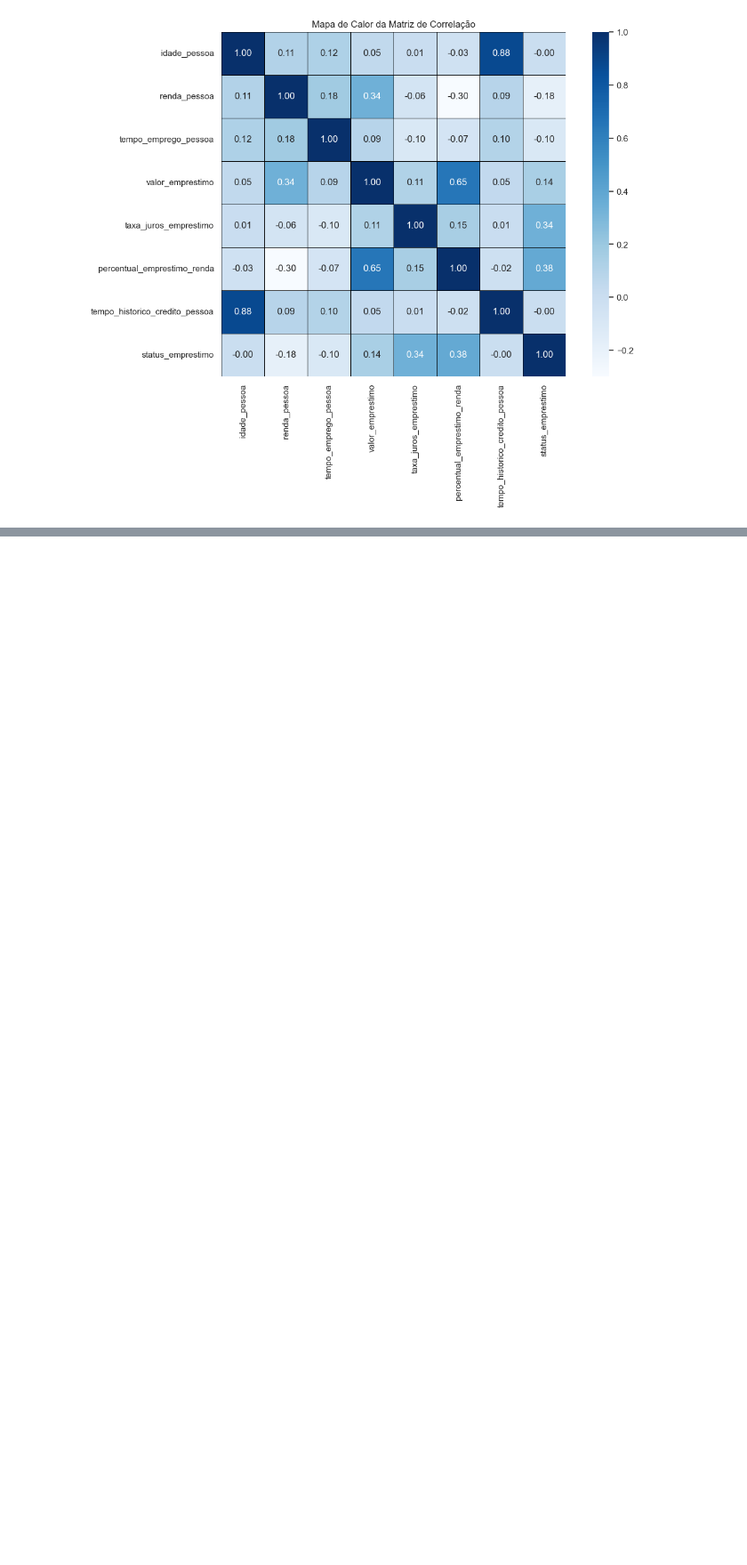
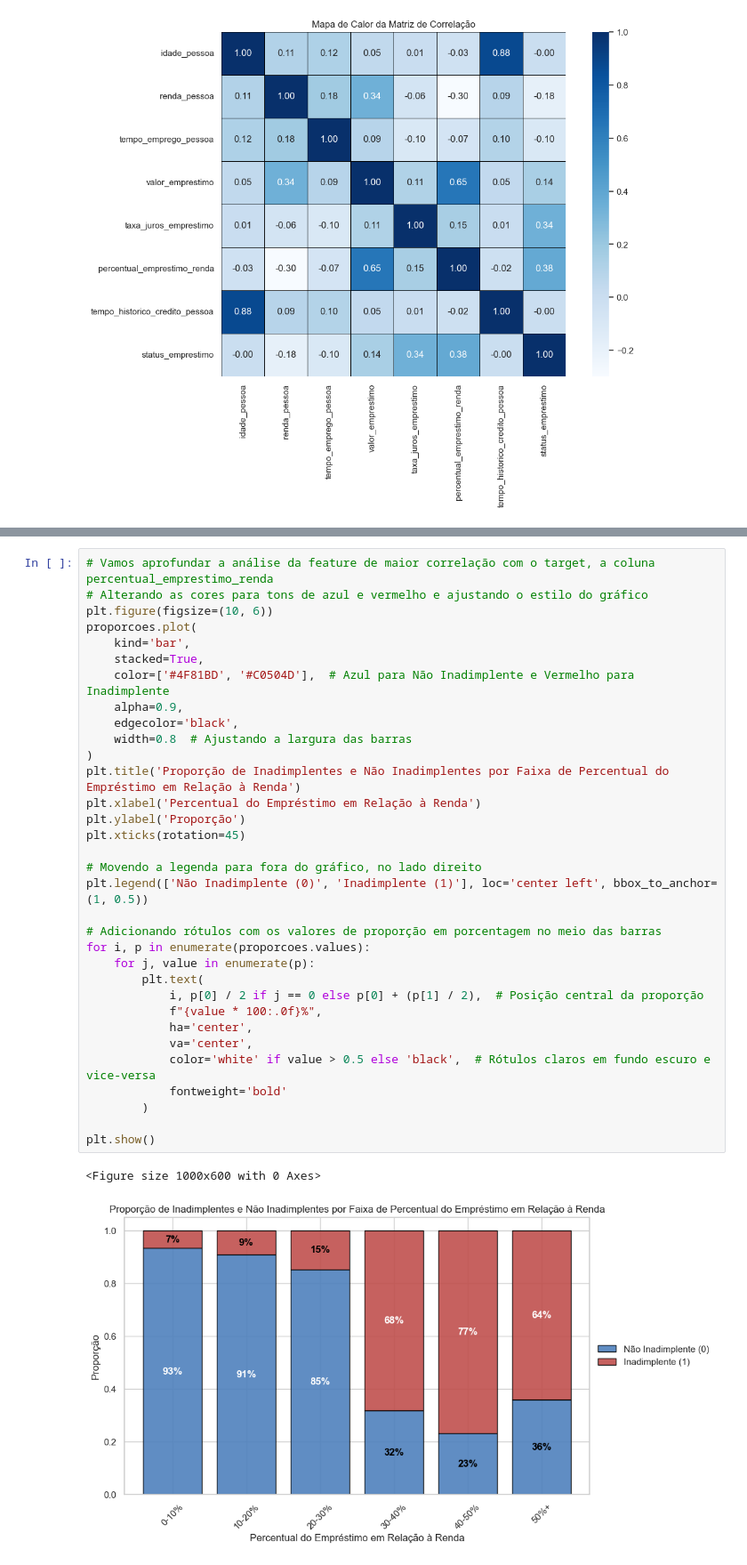
Before and after one commit to tnleite/loan-approval-prediction, a Jupyter notebook: 02-Analise/loan-approval-prediction.ipynb, the cells around one changed output, grey strips where cells are left out. Shown at 89% size. Cells and saved outputs as stored; diff of their text form; blank space fills up the shorter version.

```diff
--- a/02-Analise/loan-approval-prediction.ipynb
+++ b/02-Analise/loan-approval-prediction.ipynb
@@ -904,0 +1079,36 @@ plt.show()
+# %%
+# Vamos aprofundar a análise da feature de maior correlação com o target, a coluna percentual_emprestimo_renda
+# Alterando as cores para tons de azul e vermelho e ajustando o estilo do gráfico
+plt.figure(figsize=(10, 6))
+proporcoes.plot(
+    kind='bar',
+    stacked=True,
+    color=['#4F81BD', '#C0504D'],  # Azul para Não Inadimplente e Vermelho para Inadimplente
+    alpha=0.9,
+    edgecolor='black',
+    width=0.8  # Ajustando a largura das barras
+)
+plt.title('Proporção de Inadimplentes e Não Inadimplentes por Faixa de Percentual do Empréstimo em Relação à Renda')
+plt.xlabel('Percentual do Empréstimo em Relação à Renda')
+plt.ylabel('Proporção')
+plt.xticks(rotation=45)
+
+# Movendo a legenda para fora do gráfico, no lado direito
+plt.legend(['Não Inadimplente (0)', 'Inadimplente (1)'], loc='center left', bbox_to_anchor=(1, 0.5))
+
+# Adicionando rótulos com os valores de proporção em porcentagem no meio das barras
+for i, p in enumerate(proporcoes.values):
+    for j, value in enumerate(p):
+        plt.text(
+            i, p[0] / 2 if j == 0 else p[0] + (p[1] / 2),  # Posição central da proporção
+            f"{value * 100:.0f}%",
+            ha='center',
+            va='center',
+            color='white' if value > 0.5 else 'black',  # Rótulos claros em fundo escuro e vice-versa
+            fontweight='bold'
+        )
+
+plt.show()
+# %% [output]
+<Figure size 1000x600 with 0 Axes>
+[figure, added]
```
Also changed, not shown: parts of 13 cells of this notebook.
